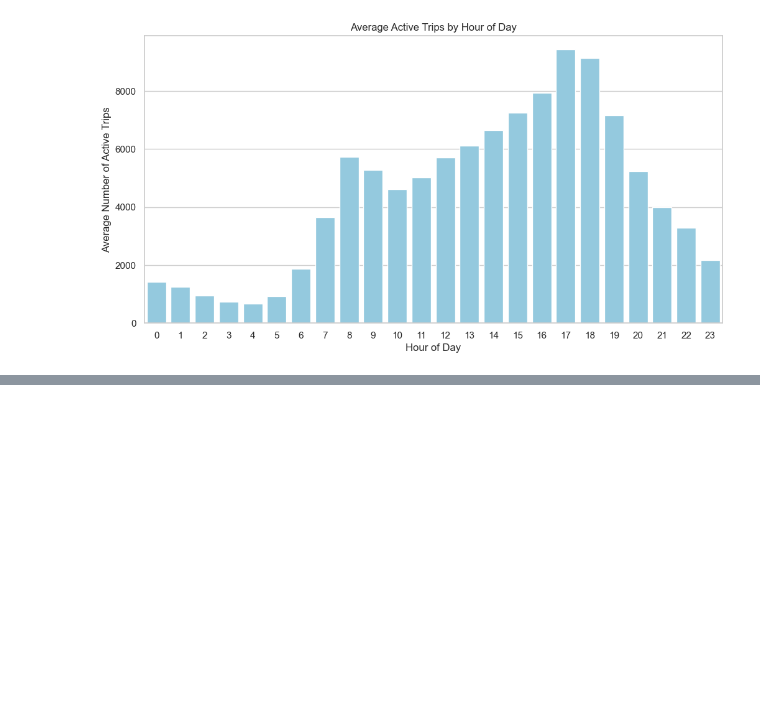
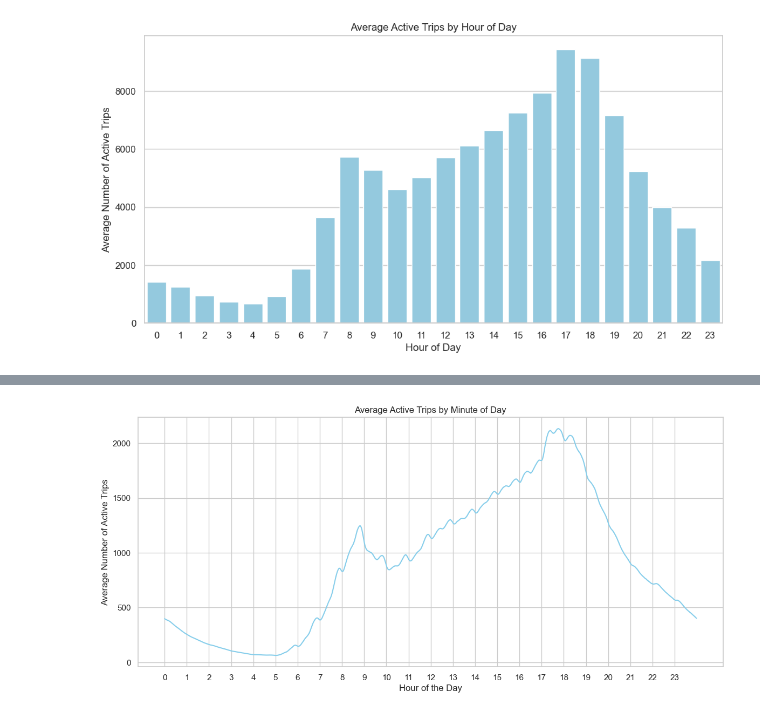
Before and after one commit to aziztnani/Citibike_insurance, a Jupyter notebook: notebooks/citibike_data_analysis.ipynb, the cells around one changed output, grey strips where cells are left out. Saved outputs shown, nothing was run; the diff lists cells and outputs as text; code cells hidden in the pictures; blank space fills up the shorter version.

Commit message:
fixed average active trips per minute of the day

```diff
--- a/notebooks/citibike_data_analysis.ipynb
+++ b/notebooks/citibike_data_analysis.ipynb
@@ -269,0 +232,61 @@ plt.show()
+# %%
+# Extract start and end minutes of the day and the respective dates
+trip_data = trip_data.withColumn("start_minute", F.hour("started_at") * 60 + F.minute("started_at"))
+trip_data = trip_data.withColumn("end_minute", F.hour("ended_at") * 60 + F.minute("ended_at"))
+trip_data = trip_data.withColumn("start_date", F.to_date("started_at"))
+trip_data = trip_data.withColumn("end_date", F.to_date("ended_at"))
+
+# Flag trips that span multiple days
+trip_data = trip_data.withColumn("is_multi_day", F.when(F.col("end_date") > F.col("start_date"), True).otherwise(False))
+
+# Process single-day trips
+single_day_trips = (
+    trip_data.filter(~F.col("is_multi_day"))
+    .withColumn("active_minutes", F.expr("sequence(start_minute, end_minute)"))
+    .select(F.col("start_date").alias("day"), "active_minutes")
+)
+
+# Process multi-day trips
+multi_day_trips = (
+    trip_data.filter(F.col("is_multi_day"))
+    .withColumn("day_seq", F.expr("sequence(start_date, end_date, interval 1 day)"))
+    .withColumn("day", F.explode("day_seq"))
+    .withColumn(
+        "active_minutes",
+        F.when(
+            F.col("day") == F.col("start_date"),
+            F.expr("sequence(start_minute, 1439)")  # From start_minute to end of day
+        )
+        .when(
+            F.col("day") == F.col("end_date"),
+            F.expr("sequence(0, end_minute)")  # From beginning of day to end_minute
+        )
+        .otherwise(F.expr("sequence(0, 1439)"))  # Full day for middle days in multi-day trips
+    )
+    .select("day", "active_minutes")  # Only keep necessary columns
+)
+
+# Combine single-day and multi-day trips
+expanded_trip_data = single_day_trips.unionByName(multi_day_trips)
+
+# Expand trips to cover each active minute
+expanded_trip_data = expanded_trip_data.select("day", F.explode("active_minutes").alias("active_minute"))
+
+# Calculate average activity per minute
+minute_counts = expanded_trip_data.groupBy("active_minute").count()
+total_days = expanded_trip_data.select("day").distinct().count()
+minute_counts = minute_counts.withColumn("average_activity", F.col("count") / total_days)
+
+# Convert to Pandas for plotting
+minute_counts_pd = minute_counts.orderBy("active_minute").toPandas()
+
+sns.set_theme(style="whitegrid")
+plt.figure(figsize=(14, 6))
+sns.lineplot(data=minute_counts_pd, x="active_minute", y="average_activity", color="skyblue")
+plt.xlabel("Hour of the Day")
+plt.ylabel("Average Number of Active Trips")
+plt.title("Average Active Trips by Minute of Day")
+plt.xticks(ticks=range(0, 1440, 60), labels=[f"{h}" for h in range(24)])  # Label each hour
+plt.show()
+# %% [output]
+[figure, added]
```
Also changed, not shown: parts of 1 cell of this notebook.
